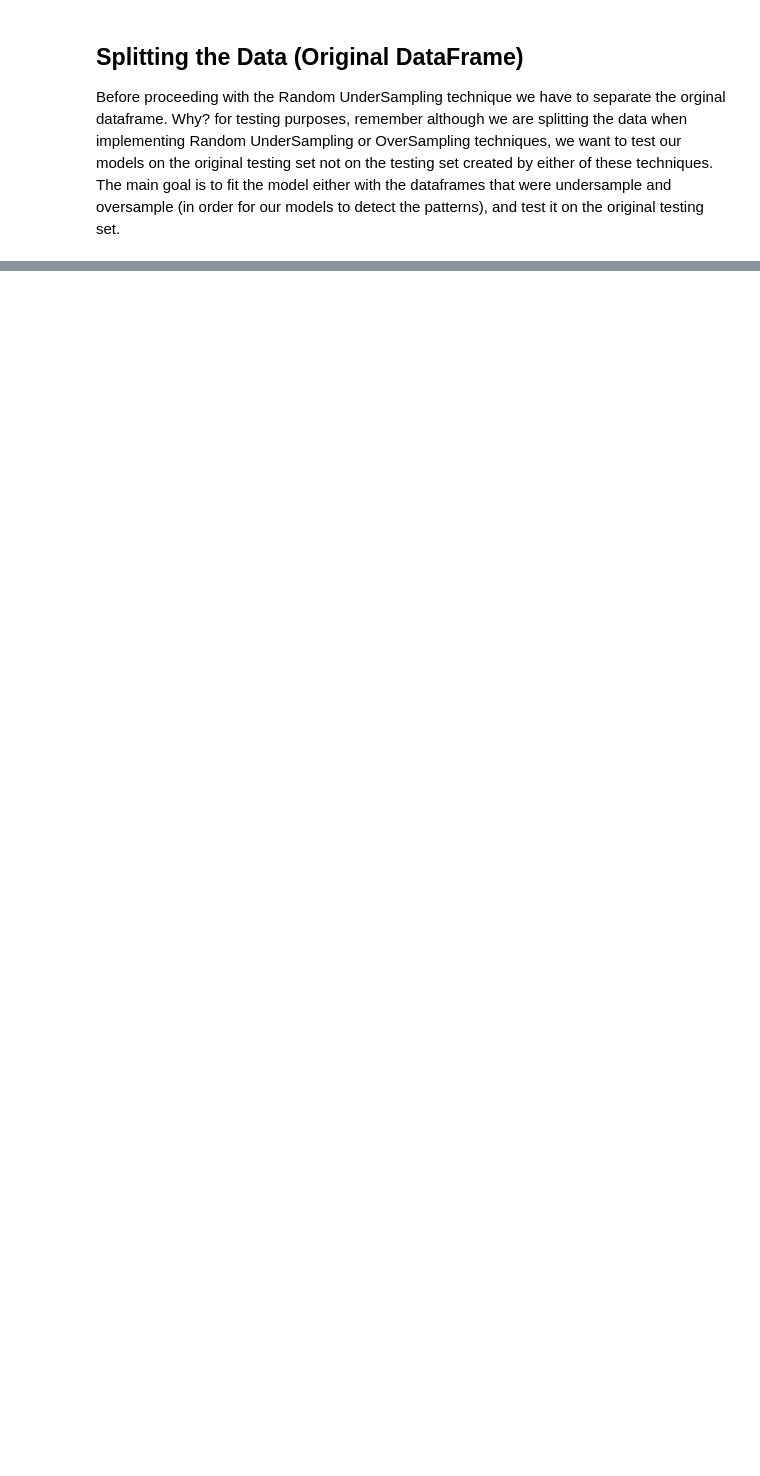
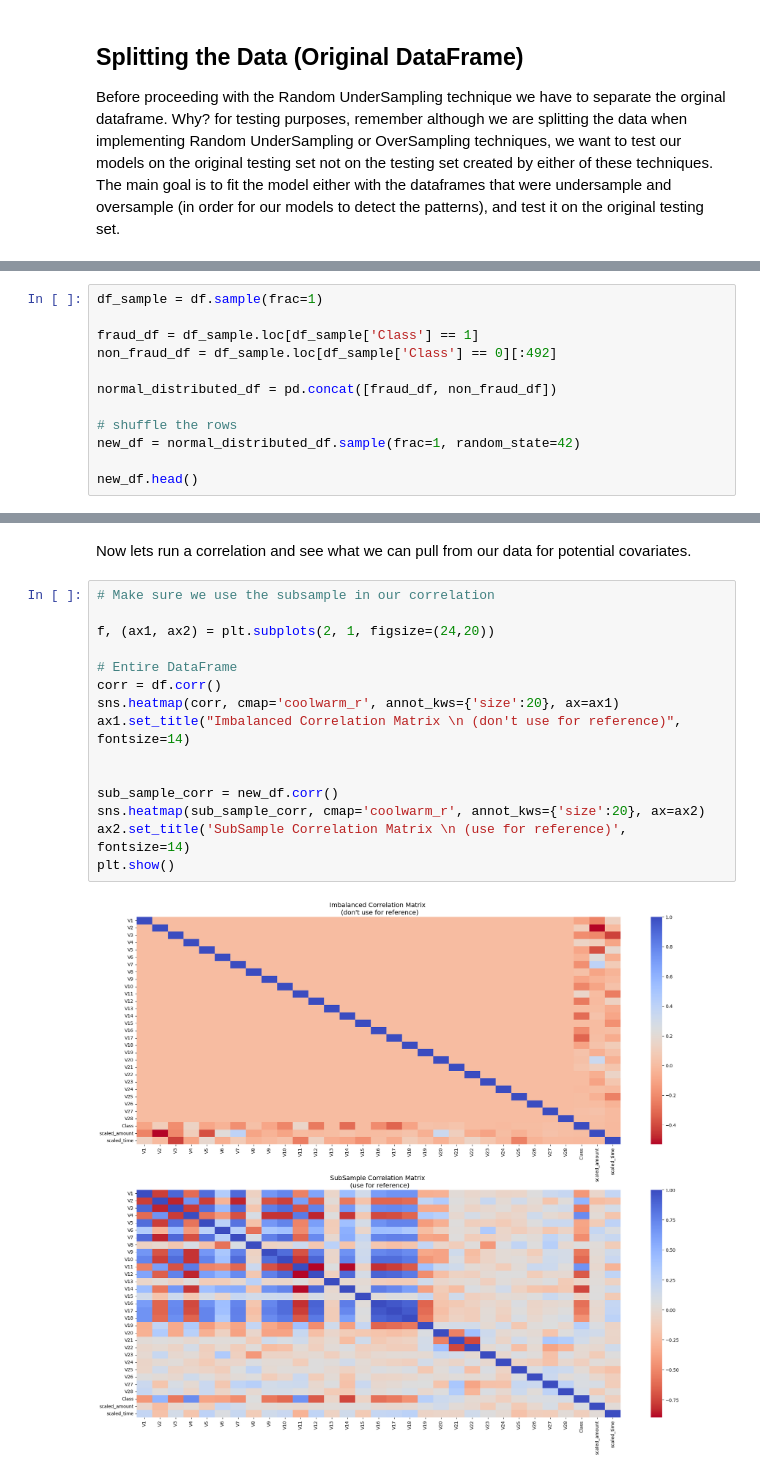
Before and after one commit to malarkeyfrancis/kaggle_ML, a Jupyter notebook: credit_card_fraud/CC_fraud.ipynb, the cells around one changed output, grey strips where cells are left out. Saved outputs shown, nothing was run; the diff lists cells and outputs as text; blank space fills up the shorter version.

```diff
--- a/credit_card_fraud/CC_fraud.ipynb
+++ b/credit_card_fraud/CC_fraud.ipynb
@@ -190,0 +269,12 @@ Before proceeding with the Random UnderSampling technique we have to separate th
+# %%
+df_sample = df.sample(frac=1)
+
+fraud_df = df_sample.loc[df_sample['Class'] == 1]
+non_fraud_df = df_sample.loc[df_sample['Class'] == 0][:492]
+
+normal_distributed_df = pd.concat([fraud_df, non_fraud_df])
+
+# shuffle the rows
+new_df = normal_distributed_df.sample(frac=1, random_state=42)
+
+new_df.head()
@@ -190,0 +288,19 @@ Before proceeding with the Random UnderSampling technique we have to separate th
+# %% [markdown]
+Now lets run a correlation and see what we can pull from our data for potential covariates.
+# %%
+# Make sure we use the subsample in our correlation
+
+f, (ax1, ax2) = plt.subplots(2, 1, figsize=(24,20))
+
+# Entire DataFrame
+corr = df.corr()
+sns.heatmap(corr, cmap='coolwarm_r', annot_kws={'size':20}, ax=ax1)
+ax1.set_title("Imbalanced Correlation Matrix \n (don't use for reference)", fontsize=14)
+
+
+sub_sample_corr = new_df.corr()
+sns.heatmap(sub_sample_corr, cmap='coolwarm_r', annot_kws={'size':20}, ax=ax2)
+ax2.set_title('SubSample Correlation Matrix \n (use for reference)', fontsize=14)
+plt.show()
+# %% [output]
+[figure, added]
```
Also changed, not shown: parts of 11 cells of this notebook.
